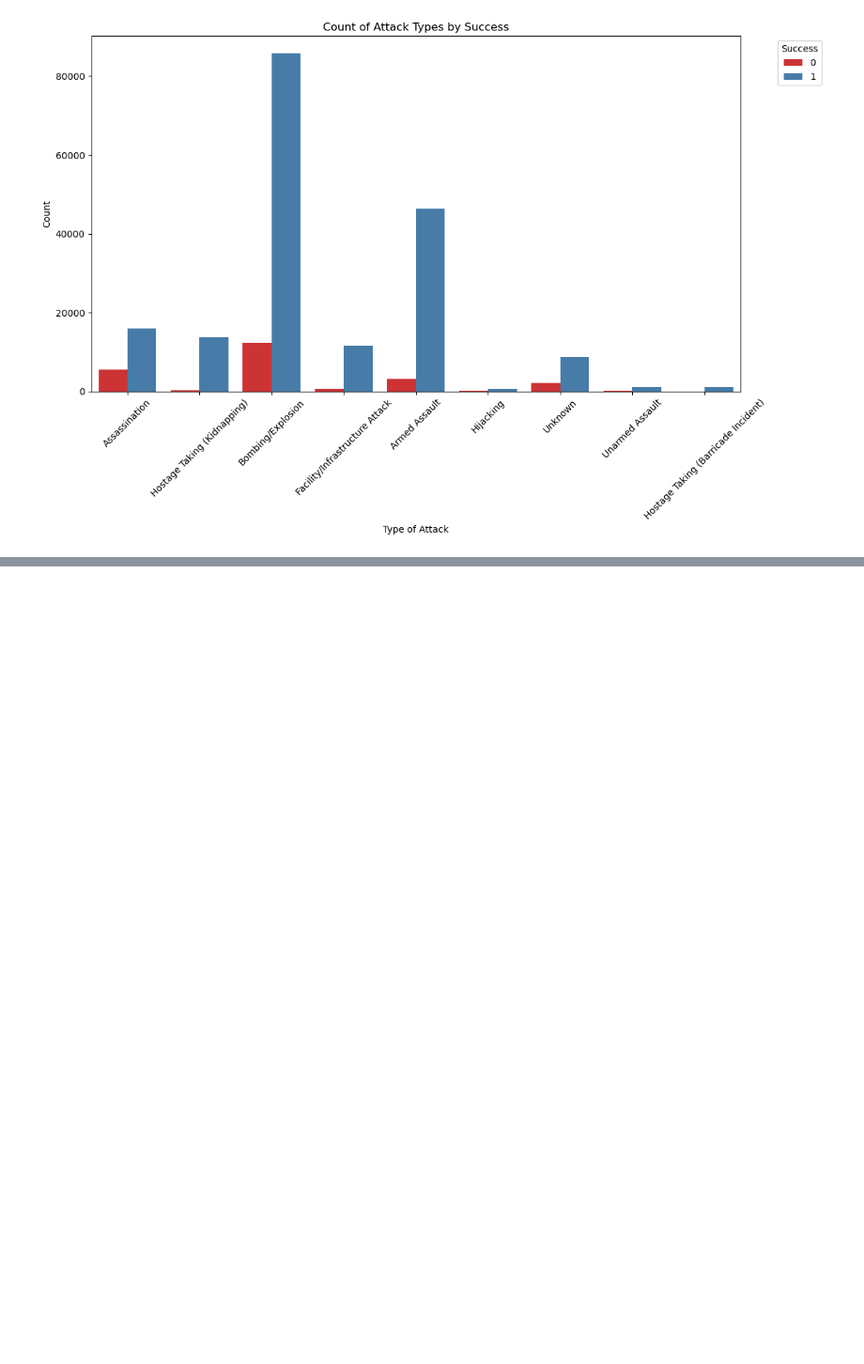
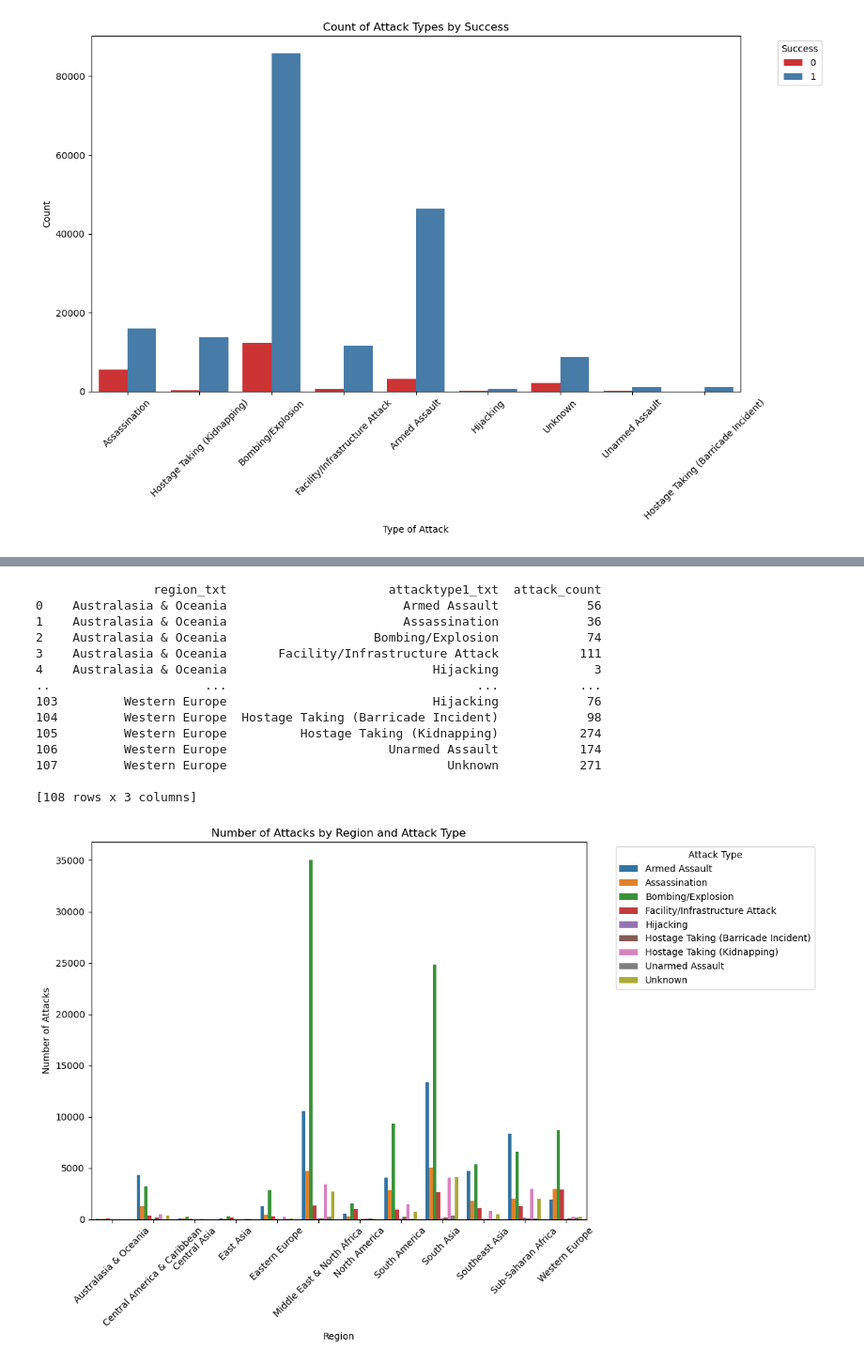
Before and after one commit to OKI300MER/effective_terrorism_exploration, a Jupyter notebook: effective_terrorisim_tactics.ipynb, the cells around one changed output, grey strips where cells are left out. Shown at 94% size. Cells and saved outputs as stored; diff of their text form; code cells hidden in the pictures; blank space fills up the shorter version.

```diff
--- a/effective_terrorisim_tactics.ipynb
+++ b/effective_terrorisim_tactics.ipynb
@@ -217,0 +228,35 @@ plt.show()
+# %%
+# Number of Attacks by region and type
+
+# Group by region and attack type, and count the number of attacks
+attacks_by_region_type = cleaned_terrorism_df.groupby(['region_txt', 'attacktype1_txt']).size().reset_index(name='attack_count')
+
+# Print the resulting DataFrame
+print(attacks_by_region_type)
+
+# Plot using Seaborn
+plt.figure(figsize=(12, 8))
+sns.barplot(data=attacks_by_region_type, x='region_txt', y='attack_count', hue='attacktype1_txt', palette='tab10')
+plt.xlabel('Region')
+plt.ylabel('Number of Attacks')
+plt.title('Number of Attacks by Region and Attack Type')
+plt.legend(title='Attack Type', bbox_to_anchor=(1.05, 1), loc='upper left')
+plt.xticks(rotation=45)
+plt.tight_layout()
+plt.show()
+# %% [output]
+                region_txt                      attacktype1_txt  attack_count
+0    Australasia & Oceania                        Armed Assault            56
+1    Australasia & Oceania                        Assassination            36
+2    Australasia & Oceania                    Bombing/Explosion            74
+3    Australasia & Oceania       Facility/Infrastructure Attack           111
+4    Australasia & Oceania                            Hijacking             3
+..                     ...                                  ...           ...
+103         Western Europe                            Hijacking            76
+104         Western Europe  Hostage Taking (Barricade Incident)            98
+105         Western Europe          Hostage Taking (Kidnapping)           274
+106         Western Europe                      Unarmed Assault           174
+107         Western Europe                              Unknown           271
+
+[108 rows x 3 columns]
+[figure, added]
```
Also changed, not shown: parts of 7 cells of this notebook.
